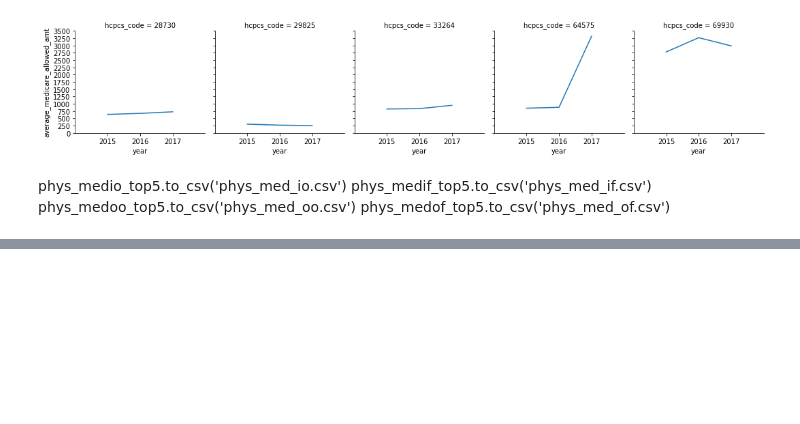
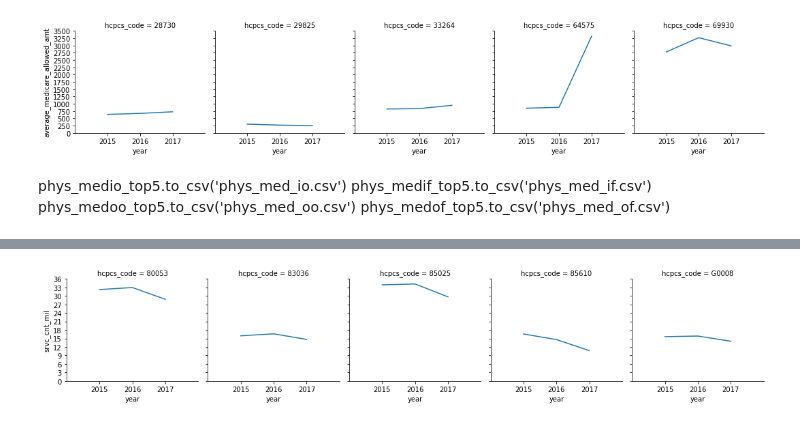
Before and after one commit to adamtsuch21/healthcare-bluebook-red-team, a Jupyter notebook: AT_option2.ipynb, the cells around one changed output, grey strips where cells are left out. Cells and saved outputs as stored; diff of their text form; code cells hidden in the pictures; blank space fills up the shorter version.

```diff
--- a/AT_option2.ipynb
+++ b/AT_option2.ipynb
@@ -1016,0 +1256,7 @@ phys_medof_top5.to_csv('phys_med_of.csv')
+# %%
+phys_17_srvcoo_top5 = phys_17_srvc_group[phys_17_srvc_group["hcpcs_code"].isin(['80053', '83036', '85025', '85610', 'G0008'])]
+phys_17_srvcoo_top5 = phys_17_srvcoo_top5.reset_index()
+phys_17_srvcoo_top5['year'] = 2017
+phys_17_srvcoo_top5['srvc_cnt_mil'] = phys_17_srvcoo_top5['srvc_cnt_17']/1000000
+phys_17_srvcoo_top5 = phys_17_srvcoo_top5.drop(columns={'avg_med_amt_17', 'index', 'srvc_cnt_17'})
+print(phys_17_srvcoo_top5)
@@ -1016,0 +1270,7 @@ phys_medof_top5.to_csv('phys_med_of.csv')
+# %%
+phys_16_srvcoo_top5 = phys_16_srvc_group[phys_16_srvc_group["hcpcs_code"].isin(['80053', '83036', '85025', '85610', 'G0008'])]
+phys_16_srvcoo_top5 = phys_16_srvcoo_top5.reset_index()
+phys_16_srvcoo_top5['year'] = 2016
+phys_16_srvcoo_top5['srvc_cnt_mil'] = phys_16_srvcoo_top5['srvc_cnt_16']/1000000
+phys_16_srvcoo_top5 = phys_16_srvcoo_top5.drop(columns={'avg_med_amt_16', 'index', 'srvc_cnt_16'})
+print(phys_16_srvcoo_top5)
@@ -1016,0 +1284,7 @@ phys_medof_top5.to_csv('phys_med_of.csv')
+# %%
+phys_15_srvcoo_top5 = phys_15_srvc_group[phys_15_srvc_group["hcpcs_code"].isin(['80053', '83036', '85025', '85610', 'G0008'])]
+phys_15_srvcoo_top5 = phys_15_srvcoo_top5.reset_index()
+phys_15_srvcoo_top5['year'] = 2015
+phys_15_srvcoo_top5['srvc_cnt_mil'] = phys_15_srvcoo_top5['srvc_cnt_15']/1000000
+phys_15_srvcoo_top5 = phys_15_srvcoo_top5.drop(columns={'avg_med_amt_15', 'index', 'srvc_cnt_15'})
+print(phys_15_srvcoo_top5)
@@ -1016,0 +1298,3 @@ phys_medof_top5.to_csv('phys_med_of.csv')
+# %%
+phys_srvcoo_top5 = pd.concat([phys_17_srvcoo_top5, phys_16_srvcoo_top5, phys_15_srvcoo_top5], ignore_index=True)
+print(phys_srvcoo_top5)
@@ -1016,0 +1318,5 @@ phys_medof_top5.to_csv('phys_med_of.csv')
+# %%
+g = sns.FacetGrid(phys_srvcoo_top5, col="hcpcs_code").set(xlim=(2014, 2018), ylim=(0, 36), xticks=[2015, 2016, 2017], yticks=[0, 3, 6, 9, 12, 15, 18, 21, 24, 27, 30, 33, 36])
+g = g.map(plt.plot, "year", "srvc_cnt_mil")
+# %% [output]
+[figure, added]
```
Also changed, not shown: parts of 27 cells of this notebook, 4 other files.
